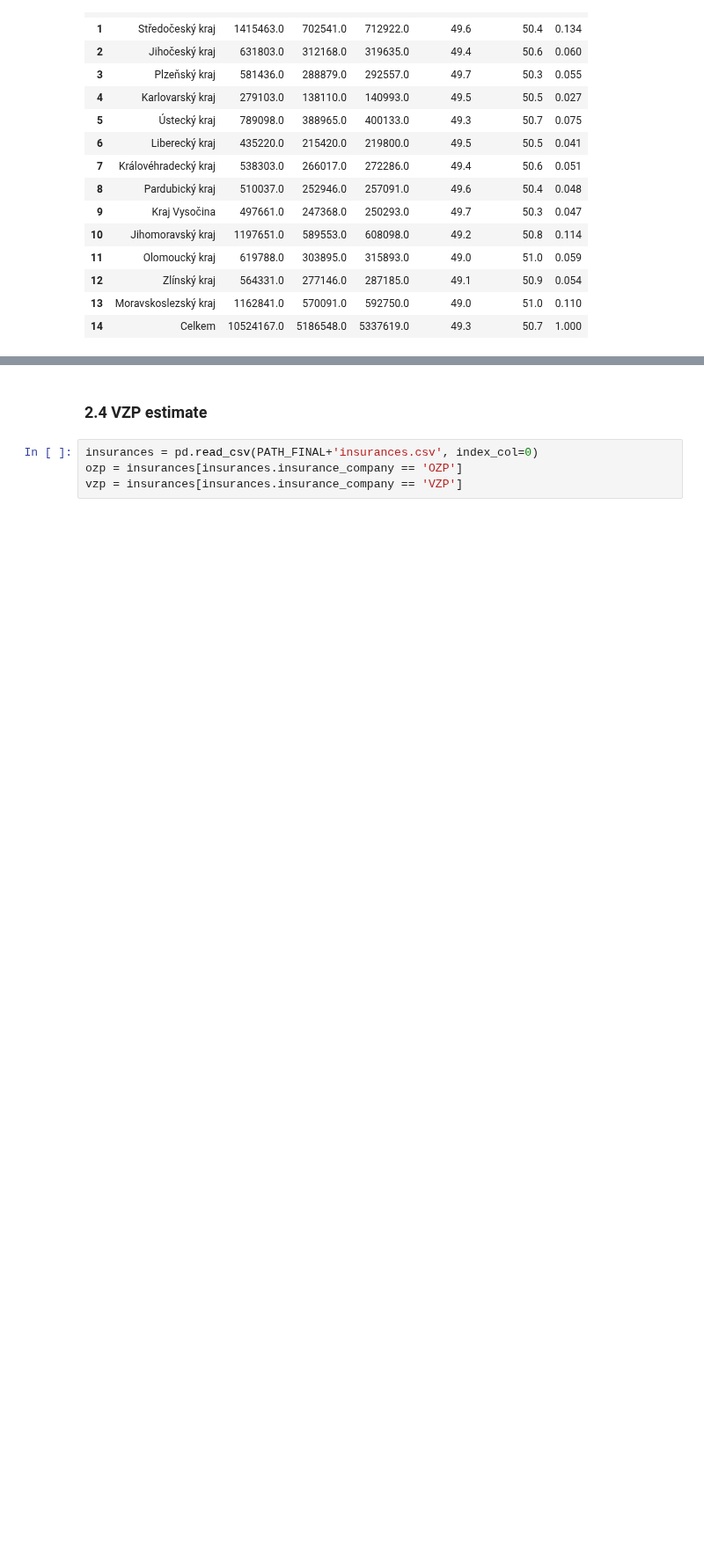
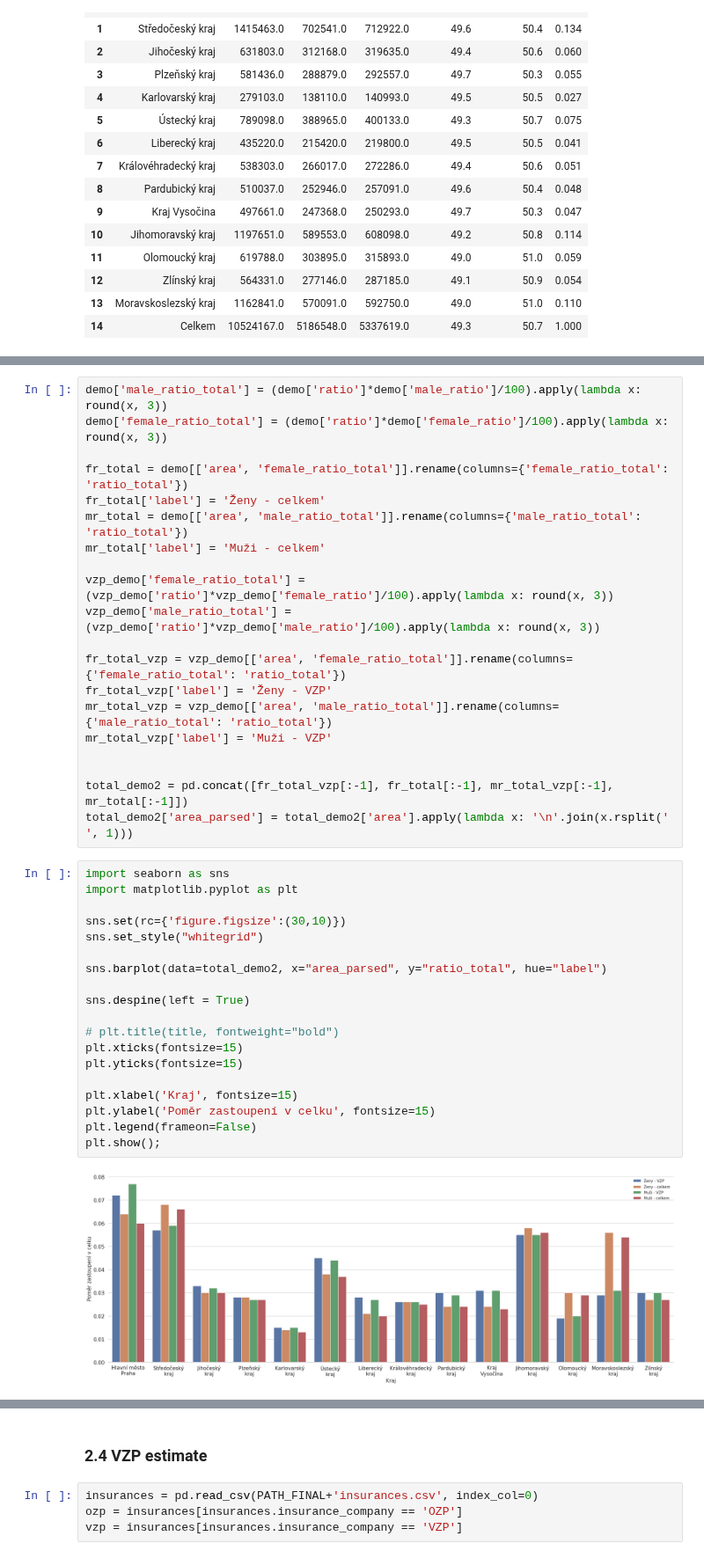
Before and after one commit to opendatalabcz/mapa-zdravi, a Jupyter notebook: src/scripts/models.ipynb, the cells around one changed output, grey strips where cells are left out. Shown at 88% size. Saved outputs shown, nothing was run; the diff lists cells and outputs as text; blank space fills up the shorter version.

```diff
--- a/src/scripts/models.ipynb
+++ b/src/scripts/models.ipynb
@@ -360,0 +409,41 @@ array([[1.        , 0.84120994],
+# %%
+demo['male_ratio_total'] = (demo['ratio']*demo['male_ratio']/100).apply(lambda x: round(x, 3))
+demo['female_ratio_total'] = (demo['ratio']*demo['female_ratio']/100).apply(lambda x: round(x, 3))
+
+fr_total = demo[['area', 'female_ratio_total']].rename(columns={'female_ratio_total': 'ratio_total'})
+fr_total['label'] = 'Ženy - celkem'
+mr_total = demo[['area', 'male_ratio_total']].rename(columns={'male_ratio_total': 'ratio_total'})
+mr_total['label'] = 'Muži - celkem'
+
+vzp_demo['female_ratio_total'] = (vzp_demo['ratio']*vzp_demo['female_ratio']/100).apply(lambda x: round(x, 3))
+vzp_demo['male_ratio_total'] = (vzp_demo['ratio']*vzp_demo['male_ratio']/100).apply(lambda x: round(x, 3))
+
+fr_total_vzp = vzp_demo[['area', 'female_ratio_total']].rename(columns={'female_ratio_total': 'ratio_total'})
+fr_total_vzp['label'] = 'Ženy - VZP'
+mr_total_vzp = vzp_demo[['area', 'male_ratio_total']].rename(columns={'male_ratio_total': 'ratio_total'})
+mr_total_vzp['label'] = 'Muži - VZP'
+
+
+total_demo2 = pd.concat([fr_total_vzp[:-1], fr_total[:-1], mr_total_vzp[:-1], mr_total[:-1]])
+total_demo2['area_parsed'] = total_demo2['area'].apply(lambda x: '\n'.join(x.rsplit(' ', 1)))
+# %%
+import seaborn as sns
+import matplotlib.pyplot as plt
+
+sns.set(rc={'figure.figsize':(30,10)})
+sns.set_style("whitegrid")
+
+sns.barplot(data=total_demo2, x="area_parsed", y="ratio_total", hue="label")
+
+sns.despine(left = True)
+
+# plt.title(title, fontweight="bold")
+plt.xticks(fontsize=15)
+plt.yticks(fontsize=15)
+
+plt.xlabel('Kraj', fontsize=15)
+plt.ylabel('Poměr zastoupení v celku', fontsize=15)
+plt.legend(frameon=False)
+plt.show();
+# %% [output]
+[figure, added]
```
Also changed, not shown: parts of 4 cells of this notebook, 2 other files.
